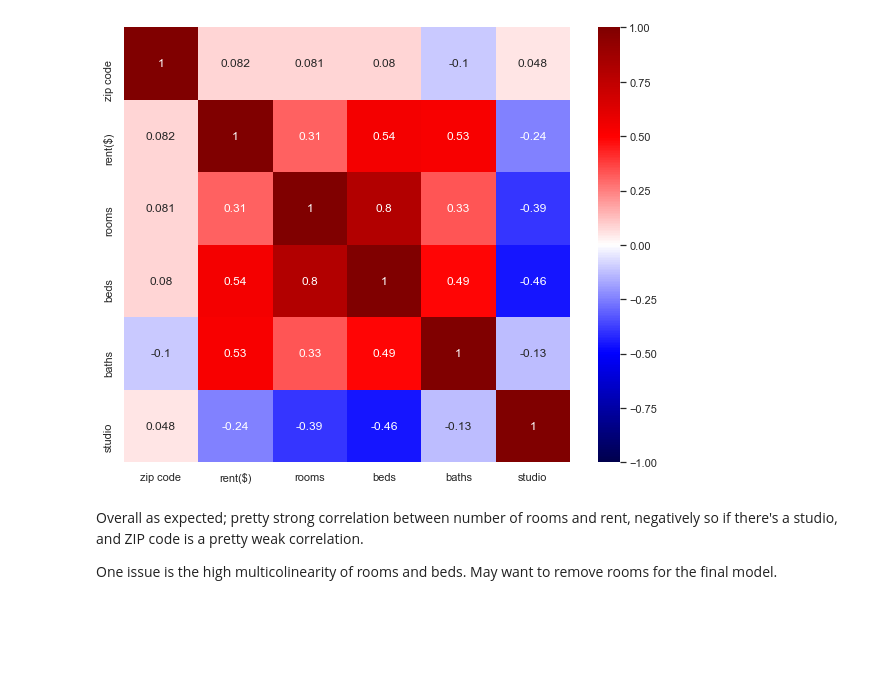
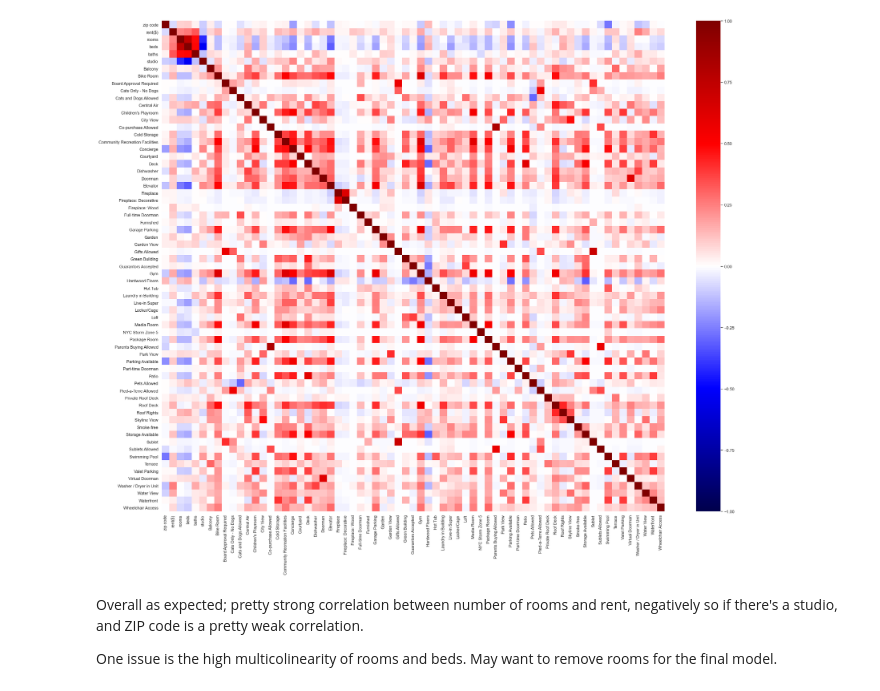
Before and after one commit to nickdellaquilo/Apartment-Regression, a Jupyter notebook: MVP Regression.ipynb, the cells around one changed output. Drawn from its saved outputs; the diff is of its cells as text; code cells hidden in the pictures; blank space fills up the shorter version.

```diff
--- a/MVP Regression.ipynb
+++ b/MVP Regression.ipynb
@@ -10,6 +10,6 @@ sns.set()
 from sklearn.linear_model import LinearRegression
 from sklearn.metrics import mean_squared_error
 # %%
-MVP_frame = pd.read_pickle("data/MVP_data.pickle")
+MVP_frame = pd.read_pickle("data/apt_frame_final.pickle")
 MVP_frame
 # %% [output]
@@ -48,3 +48,0 @@ memory usage: 7.9+ KB
-# %%
-MVP_frame.rename(columns = {"rent" : "rent($)"}, inplace = True)
-MVP_frame.head()
@@ -58,3 +48,0 @@ MVP_frame.head()
-# %%
-MVP_frame[MVP_frame.columns[3]] = MVP_frame[MVP_frame.columns[3]].replace('[\$,]', '', regex=True).astype(int)
-MVP_frame.head()
@@ -78,8 +65,8 @@ MVP_frame.corr()
 # %%
-plt.figure(figsize = (10, 8))
-sns.heatmap(MVP_frame.corr(), cmap="seismic", annot=True, vmin=-1, vmax=1);
+plt.figure(figsize = (30, 24))
+sns.heatmap(MVP_frame.corr(), cmap="seismic", annot=False, vmin=-1, vmax=1);
 # %% [output]
-[figure, old version]
+[figure, new version]
 # %% [markdown]
 Overall as expected; pretty strong correlation between number of rooms and rent, negatively so if there's a studio, and ZIP code is a pretty weak correlation.
 
```
Also changed, not shown: parts of 6 cells of this notebook, 1 other file.
